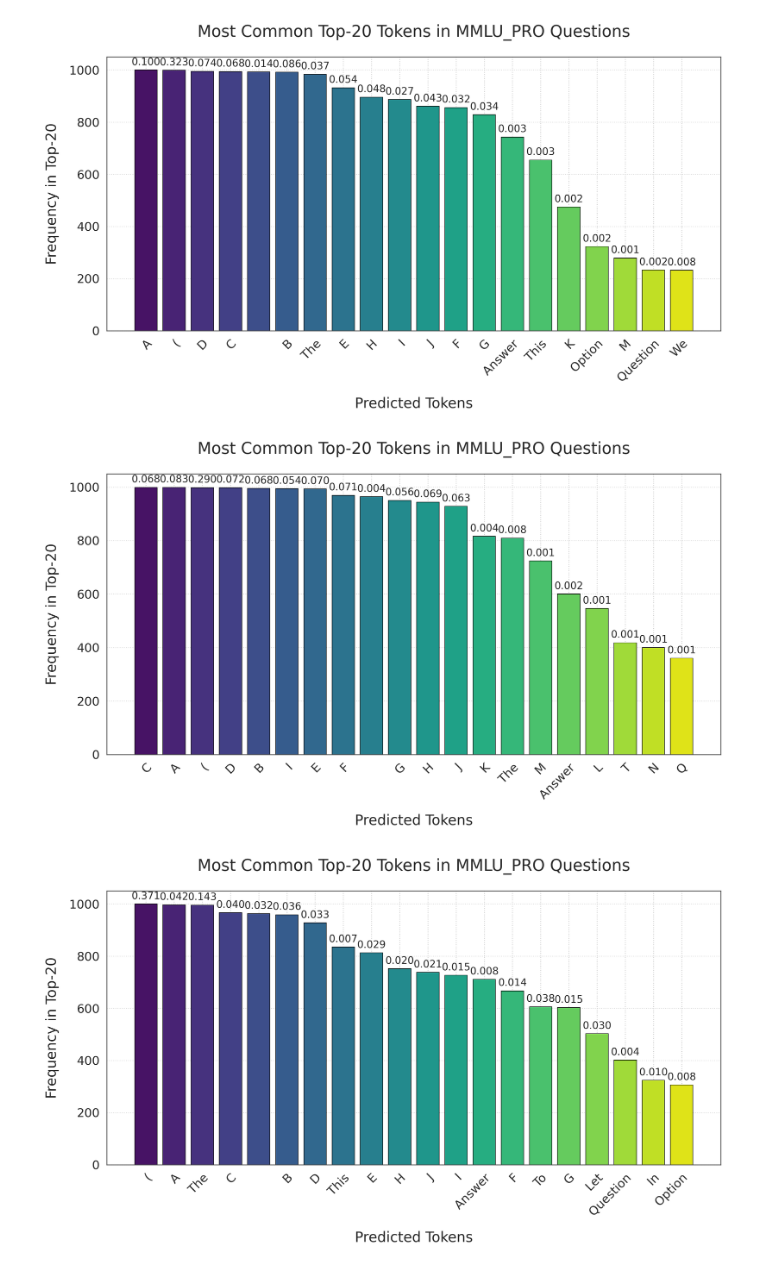
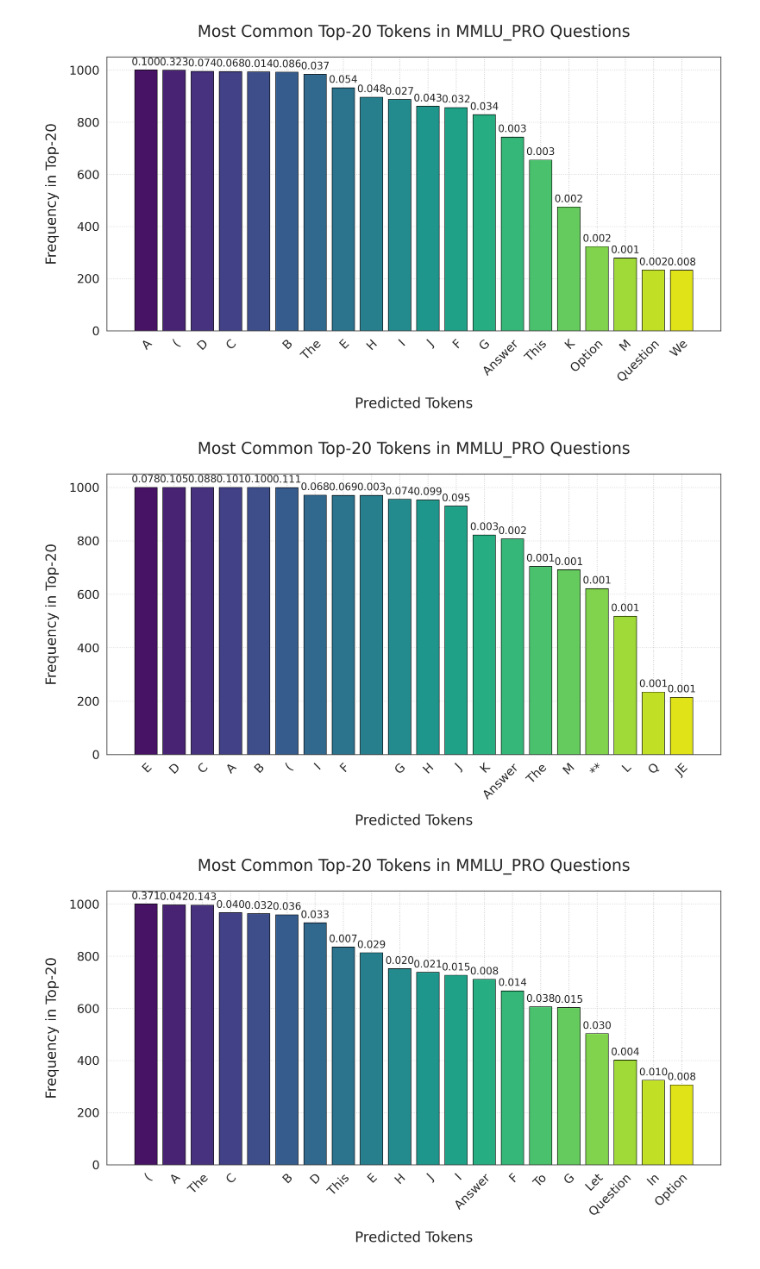
Before and after one commit to andresnowak/mnlp_mcqa_model, a Jupyter notebook: dataset_and_model_inspection/inspect_model_attention.ipynb, the cells around one changed output. Drawn from its saved outputs; the diff is of its cells as text; code cells hidden in the pictures.

Commit message:
Run now the inspection with the M3 MCQA model

```diff
--- a/dataset_and_model_inspection/inspect_model_attention.ipynb
+++ b/dataset_and_model_inspection/inspect_model_attention.ipynb
@@ -250,9 +250,9 @@ visualize_over_dataset("andresnowak/MNLP_M2_mcqa_model", mmlu_pro_subset, "MMLU_
 # %% [output]
 [figure]
 # %%
-visualize_over_dataset("andresnowak/Qwen3-0.6B-mcqa_model", mmlu_pro_subset, "MMLU_PRO", "mcqa_10_options_mmlu_pro_outputs.pdf")
+visualize_over_dataset("andresnowak/MNLP_M3_mcqa_model", mmlu_pro_subset, "MMLU_PRO", "mcqa_10_options_mmlu_pro_outputs.pdf")
 # %% [output]
-[figure, old version]
+[figure, new version]
 # %%
 visualize_over_dataset("Qwen/Qwen3-0.6B-Base", mmlu_pro_subset, "MMLU_PRO", "base_mmlu_pro_outputs.pdf")
 # %% [output]
```
Also changed, not shown: parts of 2 cells of this notebook, 1 other file.
